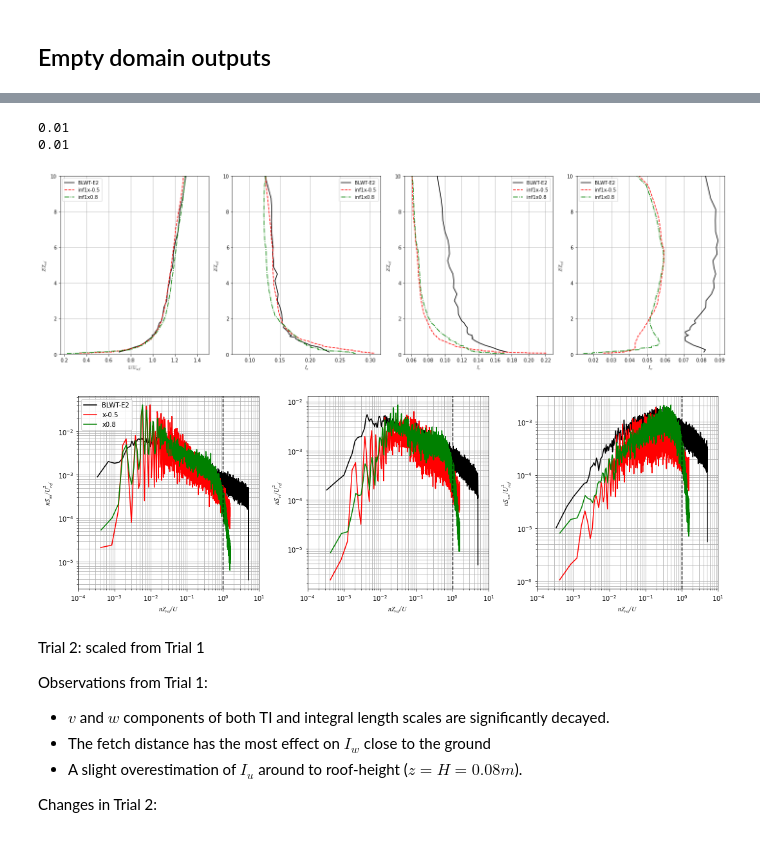
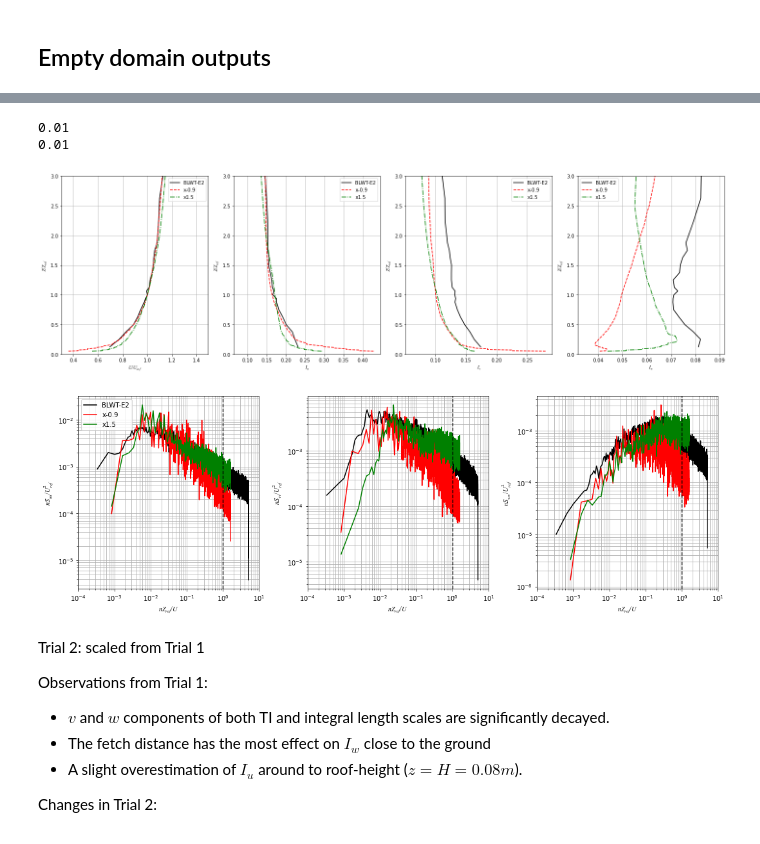
Before and after one commit to Tsinuel/windCalc, a Jupyter notebook: src/notebooks/CandC_load/lab_DFSR.ipynb, the cells around one changed output, grey strips where cells are left out. Saved outputs shown, nothing was run; the diff lists cells and outputs as text; code cells hidden in the pictures.

```diff
--- a/src/notebooks/CandC_load/lab_DFSR.ipynb
+++ b/src/notebooks/CandC_load/lab_DFSR.ipynb
@@ -1325,14 +1294,14 @@ Target profile read from:       None
 # %%
-caseName = 'tngE2.vk'
+caseName = 'tngE2.xf.i0.0'
 lesDir = dir_wtVl_tngE2 + caseName + '/'
 probeName = 'sampler.zProfile_x0y0.probes'
 les1_x = []
 
-all_x = ['x-0.9','x-0.7','x-0.5','x-0.3','x-0.2','x0','x0.8']
+all_x = ['x-0.9','x-0.7','x-0.5','x-0.3','x-0.2','x0','x0.8', 'x1.0', 'x1.5', 'x2.0', 'x2.5']
 
 for x in all_x:
     probeName = 'sampler.zProfile_'+x+'y0.probes'
-    les_1 = foam.processVelProfile(lesDir,probeName=probeName,name=x,exportPlots=False, trimTimeSegs=[[0,1.0]],H=H, showLog=False)
+    les_1 = foam.processVelProfile(lesDir,probeName=probeName,name=x,exportPlots=False, trimTimeSegs=[[0,1.0]],H=H, showLog=True)
     les1_x.append(les_1)
 
 # les_at_xi = wind.Profiles(les_x)
@@ -1359,31 +1310,31 @@ Target profile read from:       None
 # %%
 # es = esdu74_E2.toProfileObj()
 # print(esdu74_E2.Zref)
 
 # es85 = esdu85_E2.toProfileObj()
 
 print(esdu74_E2.z0)
 print(esdu85_E2.z0)
 # # vel = wind.Profiles([wtVel_E2, es, es85, les2_x0])
 # vel = wind.Profiles([wtVel_E2, les2_x0])
 # vel.plotProfiles(zLimits=[0,10])
 # vel.plotSpectra(normU='U',normZ='Z',xLimits=[1e-4,10])
 
 # for i in range(len(les1_x)):
 #     les1_x[i].name = 'inf1'+les1_x[i].name
 #     les2_x[i].name = 'inf2'+les2_x[i].name
 
-v = [wtVel_E2, les1_x[2], les1_x[6]]
+v = [wtVel_E2, les1_x[0], les1_x[8]]
 # v = [wtVel_E2, les2_x[0], les2_x[1], les2_x[2], les2_x[3], les2_x[4], les2_x[5], les2_x[6]]
 # v.append(wtVel_E2)
 les_at_xi = wind.Profiles(v)
-les_at_xi.plotProfiles(zLimits=[0,10], figSize=[20,6])
+les_at_xi.plotProfiles(zLimits=[0,3], figSize=[20,6])
 les_at_xi.plotSpectra(normU='U',normZ='Z',xLimits=[1e-4,10])
 # %% [output]
 0.01
 0.01
-[figure, old version]
+[figure, new version]
-[figure, old version]
+[figure, new version]
 # %% [markdown]
 Trial 2: scaled from Trial 1
 
```
Also changed, not shown: parts of 7 cells of this notebook, 6 other files.
